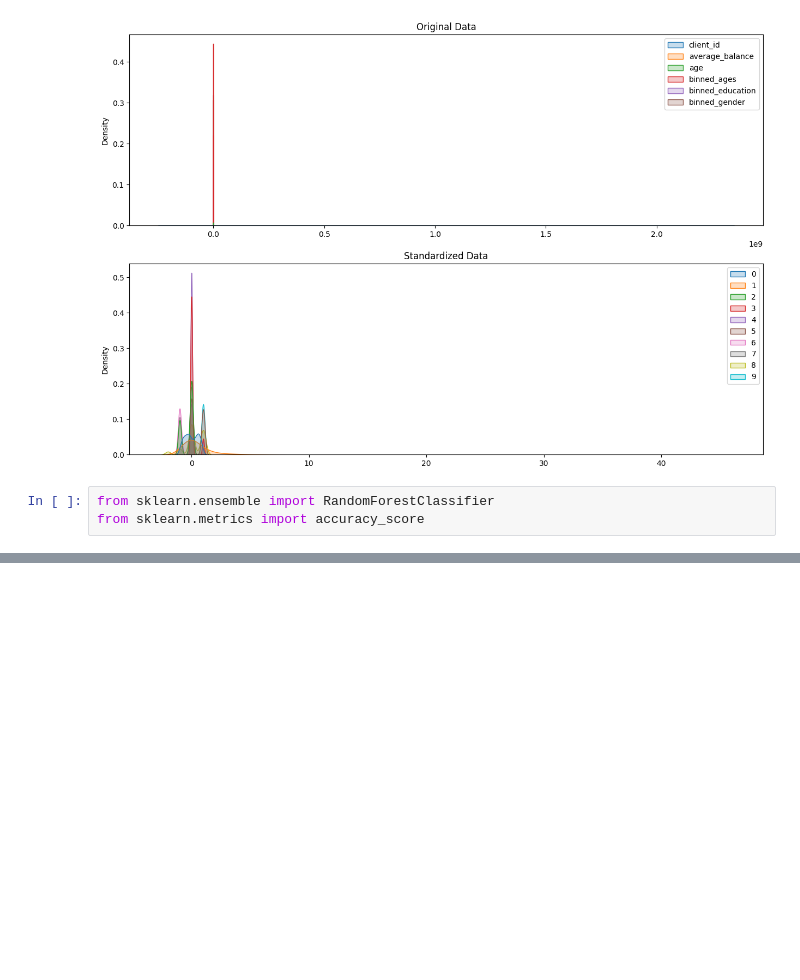
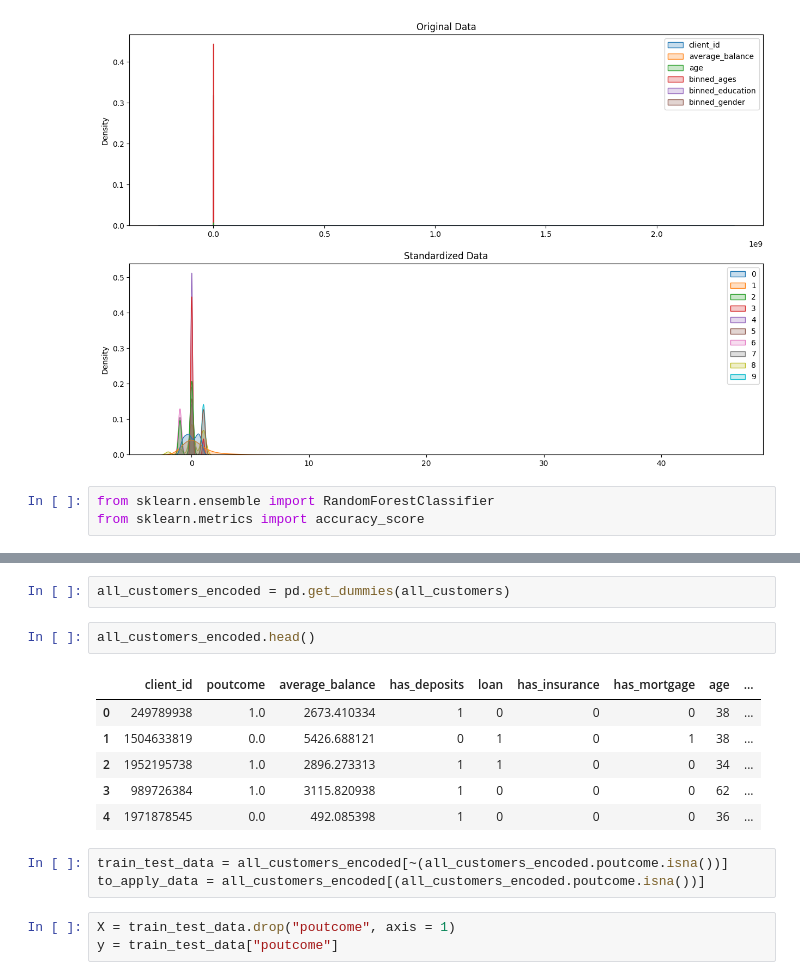
Before and after one commit to braverun/cb_case_study, a Jupyter notebook: cb_case_study.ipynb, the cells around one changed output, grey strips where cells are left out. Drawn from its saved outputs; the diff is of its cells as text; blank space fills up the shorter version.

Commit message:
prepare data for modeling

```diff
--- a/cb_case_study.ipynb
+++ b/cb_case_study.ipynb
@@ -402,0 +422,17 @@ Accuracy: 71.81%
+# %%
+all_customers_encoded = pd.get_dummies(all_customers)
+# %%
+all_customers_encoded.head()
+# %% [output]
+|  | client_id | poutcome | average_balance | has_deposits | loan | has_insurance | has_mortgage | age | ... |
+| 0 | 249789938 | 1.0 | 2673.410334 | 1 | 0 | 0 | 0 | 38 | ... |
+| 1 | 1504633819 | 0.0 | 5426.688121 | 0 | 1 | 0 | 1 | 38 | ... |
+| 2 | 1952195738 | 1.0 | 2896.273313 | 1 | 1 | 0 | 0 | 34 | ... |
+| 3 | 989726384 | 1.0 | 3115.820938 | 1 | 0 | 0 | 0 | 62 | ... |
+| 4 | 1971878545 | 0.0 | 492.085398 | 1 | 0 | 0 | 0 | 36 | ... |
+# %%
+train_test_data = all_customers_encoded[~(all_customers_encoded.poutcome.isna())]
+to_apply_data = all_customers_encoded[(all_customers_encoded.poutcome.isna())]
+# %%
+X = train_test_data.drop("poutcome", axis = 1)
+y = train_test_data["poutcome"]
```
Also changed, not shown: parts of 9 cells of this notebook.
